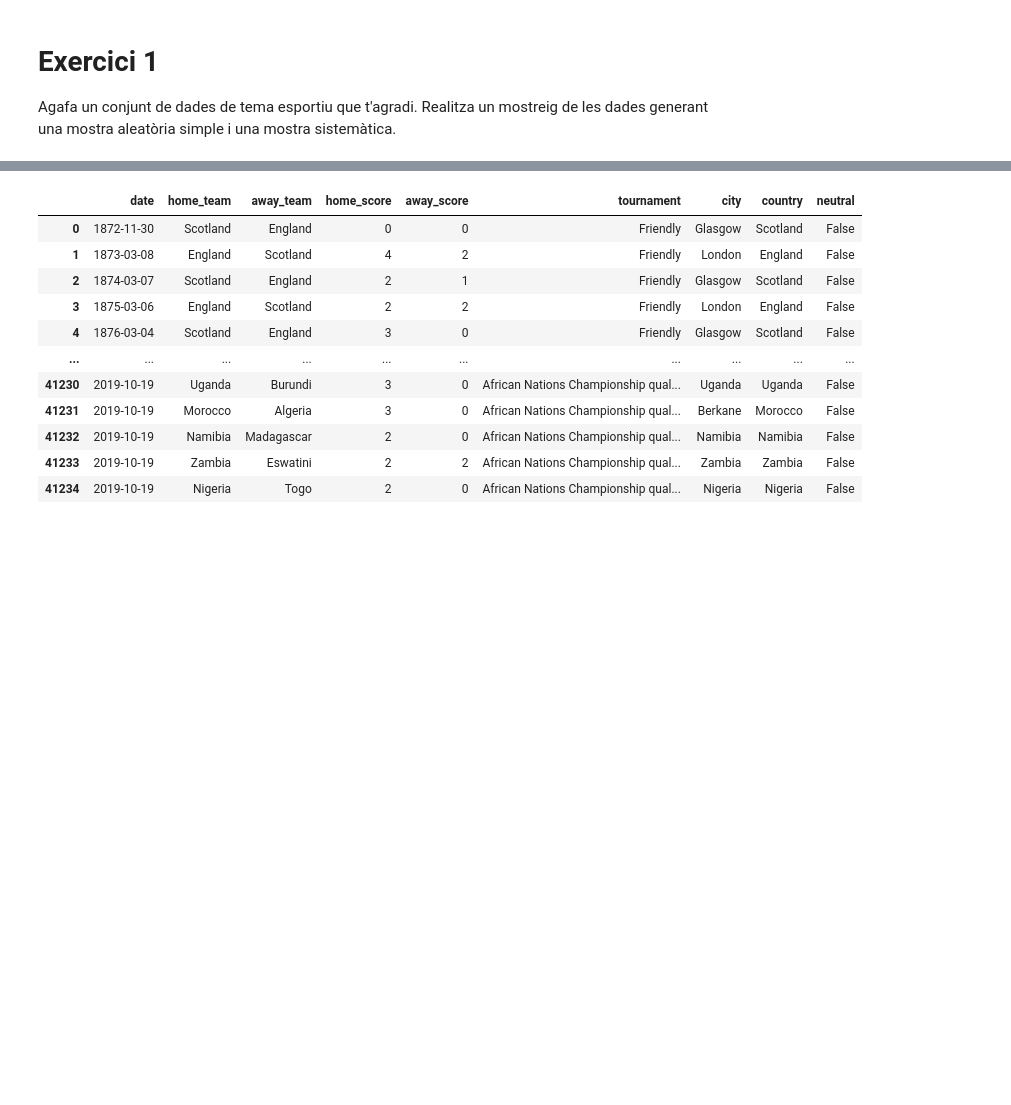
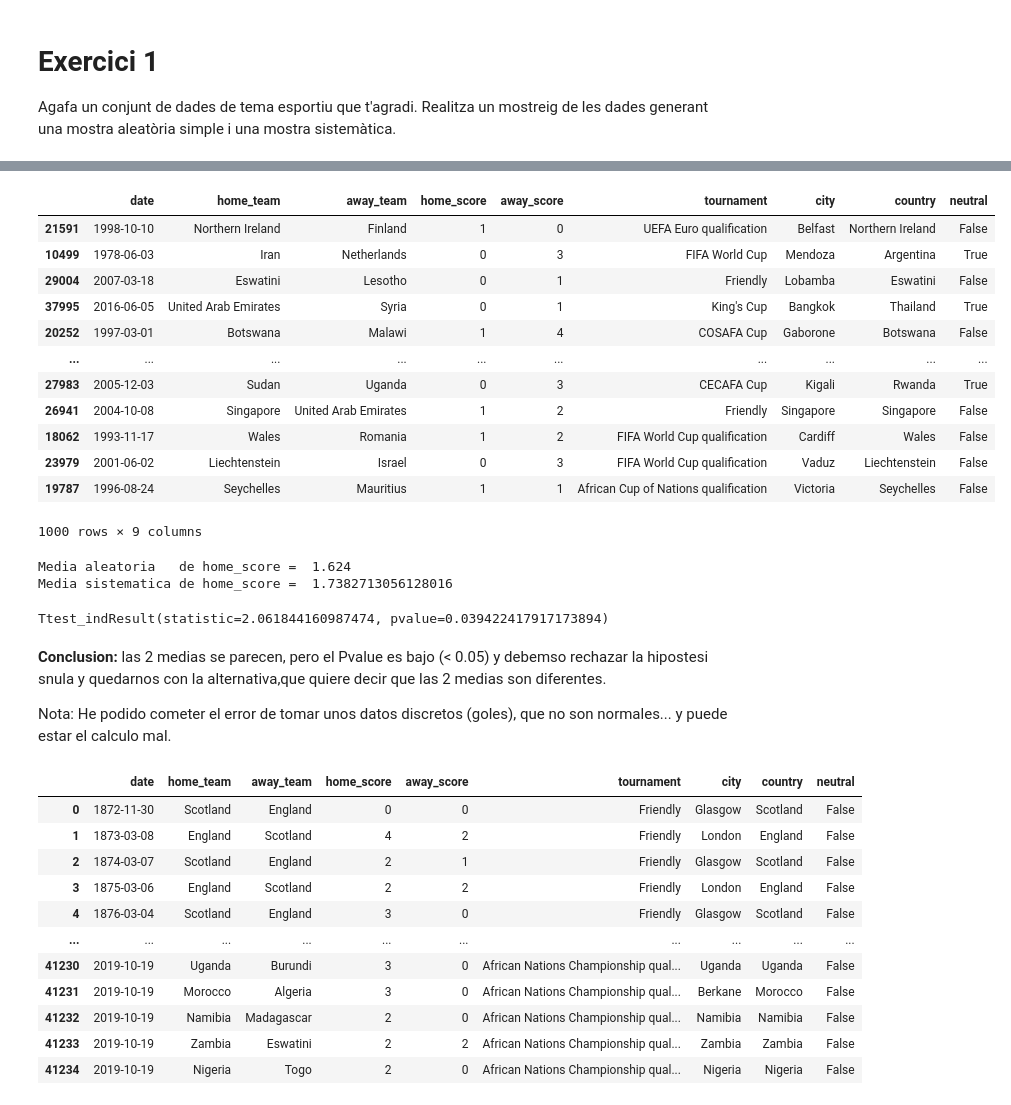
Before and after one commit to JMML2021/0501_sampling, a Jupyter notebook: 05_Sampling.ipynb, the cells around one changed output, grey strips where cells are left out. Cells and saved outputs as stored; diff of their text form; code cells hidden in the pictures; blank space fills up the shorter version.

```diff
--- a/05_Sampling.ipynb
+++ b/05_Sampling.ipynb
@@ -15,3 +29,5 @@ os.environ['KAGGLE_CONFIG_DIR'] = '/content/drive/MyDrive/01_COLAB/kaggle.json'
+# %%
+df1 = df.copy()
 # %% [markdown]
 # Exercici 1
 
@@ -32,3 +90,33 @@ Hay  41243 filas con 9 columnas
+# %%
+muestra_df1
+# %% [output]
+|  | date | home_team | away_team | home_score | away_score | tournament | city | country | neutral |
+| 21591 | 1998-10-10 | Northern Ireland | Finland | 1 | 0 | UEFA Euro qualification | Belfast | Northern Ireland | False |
+| 10499 | 1978-06-03 | Iran | Netherlands | 0 | 3 | FIFA World Cup | Mendoza | Argentina | True |
+| 29004 | 2007-03-18 | Eswatini | Lesotho | 0 | 1 | Friendly | Lobamba | Eswatini | False |
+| 37995 | 2016-06-05 | United Arab Emirates | Syria | 0 | 1 | King's Cup | Bangkok | Thailand | True |
+| 20252 | 1997-03-01 | Botswana | Malawi | 1 | 4 | COSAFA Cup | Gaborone | Botswana | False |
+| ... | ... | ... | ... | ... | ... | ... | ... | ... | ... |
+| 27983 | 2005-12-03 | Sudan | Uganda | 0 | 3 | CECAFA Cup | Kigali | Rwanda | True |
+| 26941 | 2004-10-08 | Singapore | United Arab Emirates | 1 | 2 | Friendly | Singapore | Singapore | False |
+| 18062 | 1993-11-17 | Wales | Romania | 1 | 2 | FIFA World Cup qualification | Cardiff | Wales | False |
+| 23979 | 2001-06-02 | Liechtenstein | Israel | 0 | 3 | FIFA World Cup qualification | Vaduz | Liechtenstein | False |
+| 19787 | 1996-08-24 | Seychelles | Mauritius | 1 | 1 | African Cup of Nations qualification | Victoria | Seychelles | False |
+1000 rows × 9 columns
+# %%
+import scipy
+print('Media aleatoria   de home_score = ', muestra_df1['home_score'].mean())
+print('Media sistematica de home_score = ', muestreoSistematico_df1['home_score'].mean())
+scipy.stats.ttest_ind(muestreoSistematico_df1['home_score'], muestra_df1['home_score'], equal_var=False)
+# %% [output]
+Media aleatoria   de home_score =  1.624
+Media sistematica de home_score =  1.7382713056128016
+Ttest_indResult(statistic=2.061844160987474, pvalue=0.039422417917173894)
+# %% [markdown]
+**Conclusion:**
+las 2 medias se parecen, pero el Pvalue es bajo (< 0.05) y debemso rechazar la hipostesi snula y quedarnos con la alternativa,que quiere decir que las 2 medias son diferentes.
+
+Nota: He podido cometer el error de tomar unos datos discretos (goles), que no son normales... y puede estar el calculo mal.
 # %%
 df.head(-8)
 # %% [output]
```
Also changed, not shown: parts of 16 cells of this notebook.
